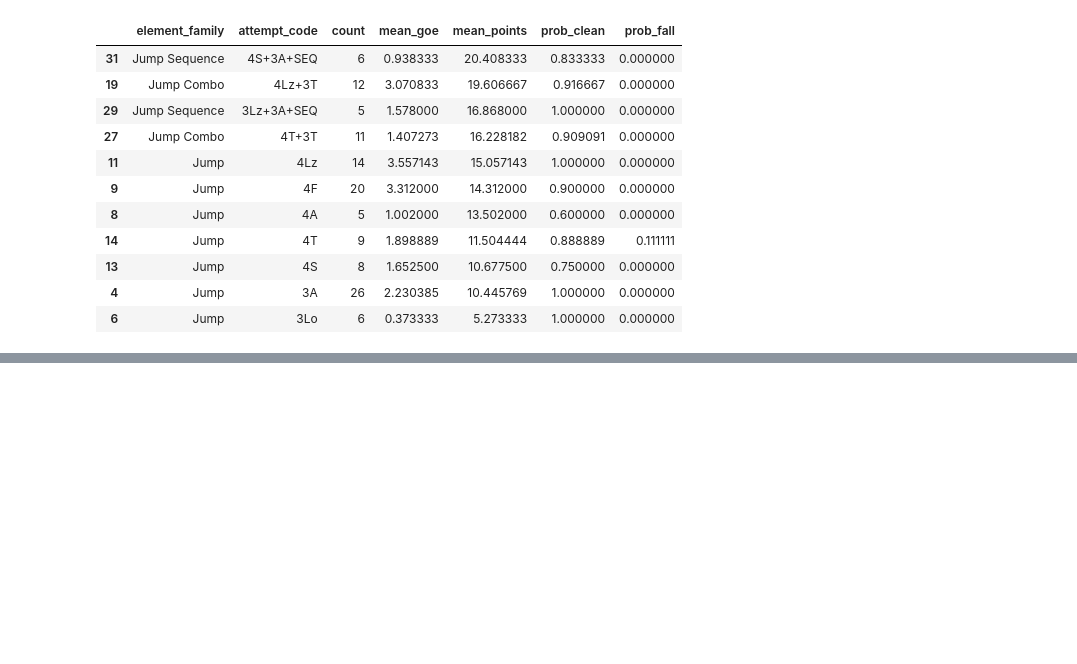
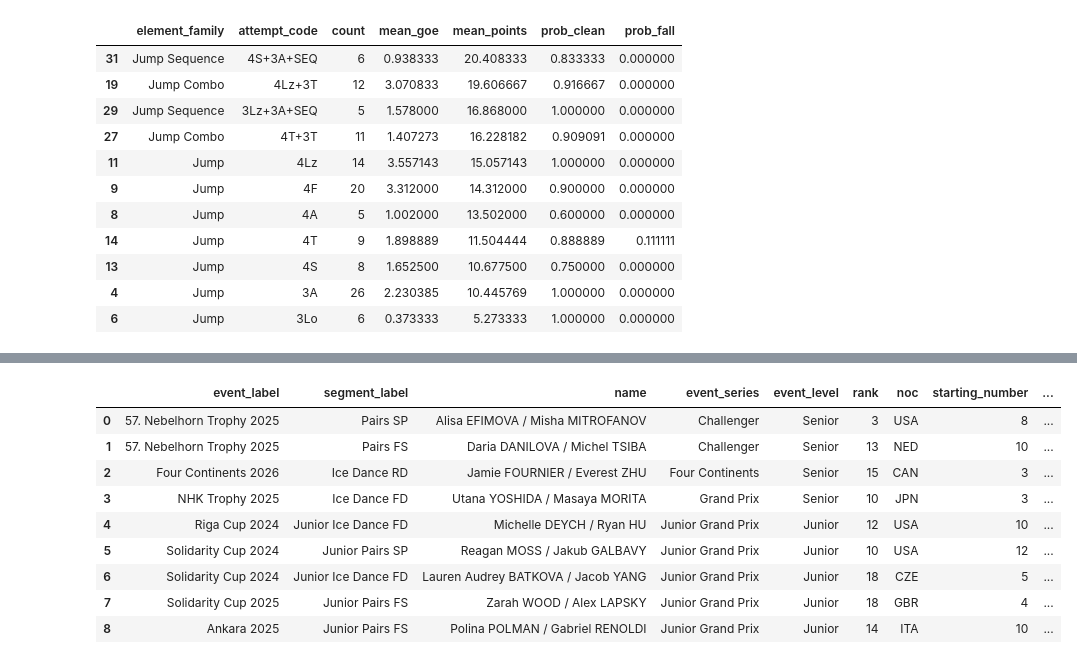
Before and after one commit to erleholgersen/cleanskate, a Jupyter notebook: examples/quick_start.ipynb, the cells around one changed output, grey strips where cells are left out. Cells and saved outputs as stored; diff of their text form; code cells hidden in the pictures; blank space fills up the shorter version.

```diff
--- a/examples/quick_start.ipynb
+++ b/examples/quick_start.ipynb
@@ -132,0 +204,16 @@ senior_jumps[ senior_jumps['attempt_code'].str.startswith('4A') ]
+# %%
+fx_df = elements[ elements['info_flags'] == 'Fx']
+# %%
+fx_df = fx_df[['event_label', 'segment_label', 'name']].merge(results)
+fx_df
+# %% [output]
+|  | event_label | segment_label | name | event_series | event_level | rank | noc | starting_number | ... |
+| 0 | 57. Nebelhorn Trophy 2025 | Pairs SP | Alisa EFIMOVA / Misha MITROFANOV | Challenger | Senior | 3 | USA | 8 | ... |
+| 1 | 57. Nebelhorn Trophy 2025 | Pairs FS | Daria DANILOVA / Michel TSIBA | Challenger | Senior | 13 | NED | 10 | ... |
+| 2 | Four Continents 2026 | Ice Dance RD | Jamie FOURNIER / Everest ZHU | Four Continents | Senior | 15 | CAN | 3 | ... |
+| 3 | NHK Trophy 2025 | Ice Dance FD | Utana YOSHIDA / Masaya MORITA | Grand Prix | Senior | 10 | JPN | 3 | ... |
+| 4 | Riga Cup 2024 | Junior Ice Dance FD | Michelle DEYCH / Ryan HU | Junior Grand Prix | Junior | 12 | USA | 10 | ... |
+| 5 | Solidarity Cup 2024 | Junior Pairs SP | Reagan MOSS / Jakub GALBAVY | Junior Grand Prix | Junior | 10 | USA | 12 | ... |
+| 6 | Solidarity Cup 2024 | Junior Ice Dance FD | Lauren Audrey BATKOVA / Jacob YANG | Junior Grand Prix | Junior | 18 | CZE | 5 | ... |
+| 7 | Solidarity Cup 2025 | Junior Pairs FS | Zarah WOOD / Alex LAPSKY | Junior Grand Prix | Junior | 18 | GBR | 4 | ... |
+| 8 | Ankara 2025 | Junior Pairs FS | Polina POLMAN / Gabriel RENOLDI | Junior Grand Prix | Junior | 14 | ITA | 10 | ... |
```
Also changed, not shown: parts of 11 cells of this notebook, 4 other files.
